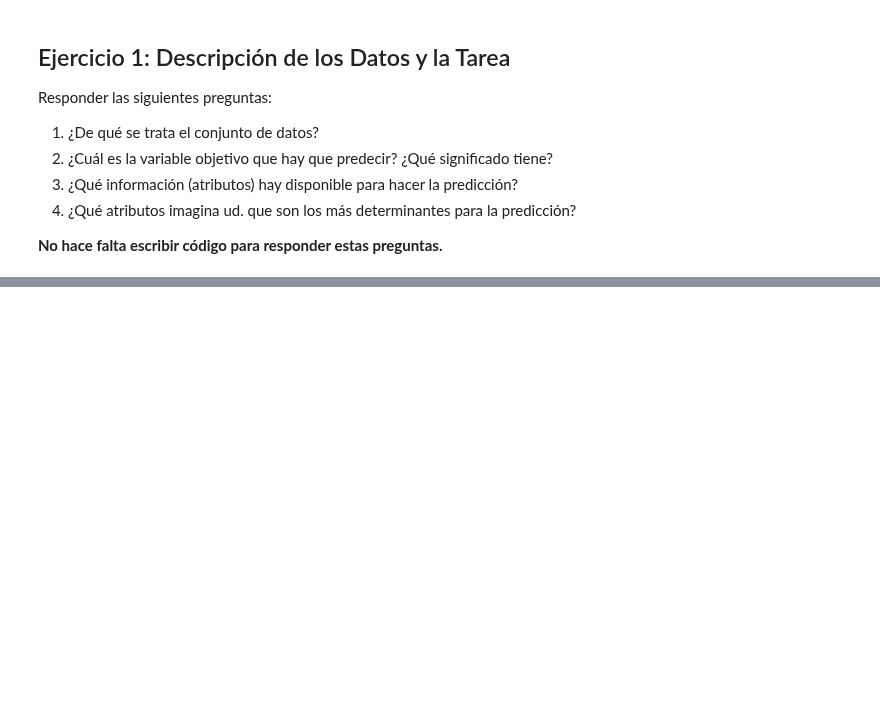
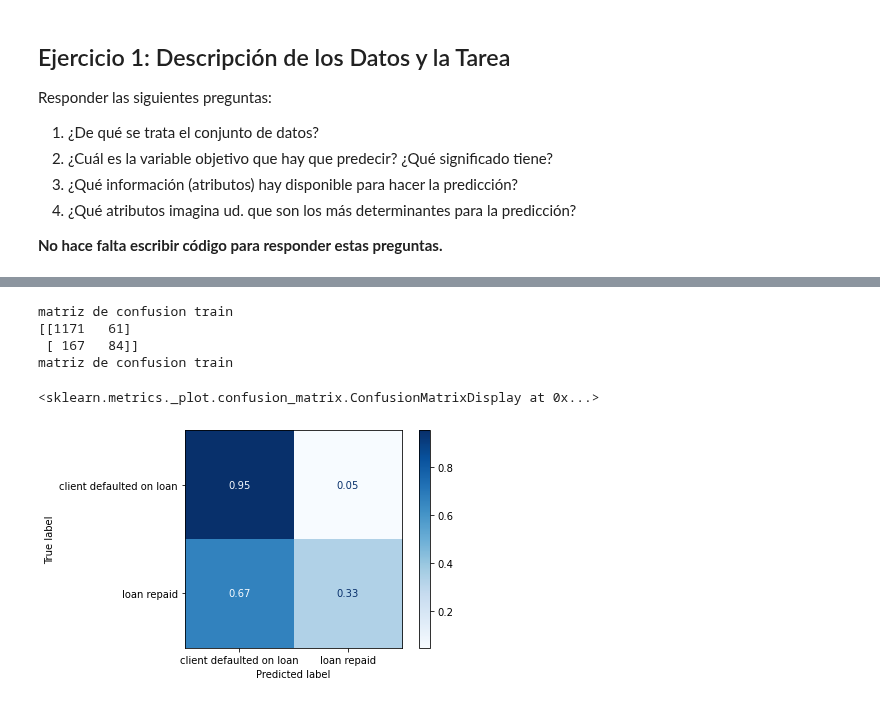
Before and after one commit to eliasexequiel/diplodatos, a Jupyter notebook: 03_introduccion_aprendizaje_automatico/lab_2_wolfmann.ipynb, the cells around one changed output, grey strips where cells are left out. Cells and saved outputs as stored; diff of their text form; code cells hidden in the pictures; blank space fills up the shorter version.

```diff
--- a/03_introduccion_aprendizaje_automatico/lab_2_wolfmann.ipynb
+++ b/03_introduccion_aprendizaje_automatico/lab_2_wolfmann.ipynb
@@ -25,0 +114,13 @@ Responder las siguientes preguntas:
+# %%
+model = SGDClassifier(random_state=123)
+model.fit(X_train, y_train)
+y_train_pred = model.predict(X_train)
+y_test_pred = model.predict(X_test)
+train_error = mean_squared_error(y_train, y_train_pred)
+test_error = mean_squared_error(y_test, y_test_pred)
+print('Train error: ' , train_error.round(2))
+print('Test error: ', test_error.round(2))
+print('accuracy score ', accuracy_score(y_test,y_test_pred).round(2))
+print('precision score ', precision_score(y_test,y_test_pred).round(2))
+print('recall score ', recall_score(y_test,y_test_pred) .round(2))
+print('f1 score ', f1_score(y_test,y_test_pred).round(2))
@@ -25,0 +141,18 @@ Responder las siguientes preguntas:
+# %%
+#pruebo escalando previamente los datos por recomendacion de la documentacion
+model = make_pipeline(StandardScaler(), SGDClassifier(random_state=123))
+model.fit(X_train, y_train)
+y_train_pred = model.predict(X_train)
+y_test_pred = model.predict(X_test)
+train_error = mean_squared_error(y_train, y_train_pred)
+test_error = mean_squared_error(y_test, y_test_pred)
+print('Train error: ' , train_error.round(2))
+print('Test error: ', test_error.round(2))
+print('train accuracy score ', accuracy_score(y_train,y_train_pred).round(2))
+print('test accuracy score ', accuracy_score(y_test,y_test_pred).round(2))
+print('train precision score ', precision_score(y_train,y_train_pred).round(2))
+print('test precision score ', precision_score(y_test,y_test_pred).round(2))
+print('train recall score ', recall_score(y_train,y_train_pred) .round(2))
+print('test recall score ', recall_score(y_test,y_test_pred) .round(2))
+print('train f1 score ', f1_score(y_train,y_train_pred).round(2))
+print('test f1 score ', f1_score(y_test,y_test_pred).round(2))
@@ -25,0 +170,17 @@ Responder las siguientes preguntas:
+# %%
+cm=confusion_matrix(y_train,y_train_pred)
+print('matriz de confusion train')
+print(cm)
+tn, fp, fn, tp = confusion_matrix(y_train,y_train_pred).ravel()
+print('matriz de confusion train')
+plot_confusion_matrix(model.fit(X_train, y_train), X_train, y_train,
+                                 display_labels=['client defaulted on loan','loan repaid'],
+                                 cmap=plt.cm.Blues,
+                                 normalize='true')
+# %% [output]
+matriz de confusion train
+[[1171   61]
+ [ 167   84]]
+matriz de confusion train
+<sklearn.metrics._plot.confusion_matrix.ConfusionMatrixDisplay at 0x...>
+[figure, added]
```
Also changed, not shown: parts of 18 cells of this notebook.
